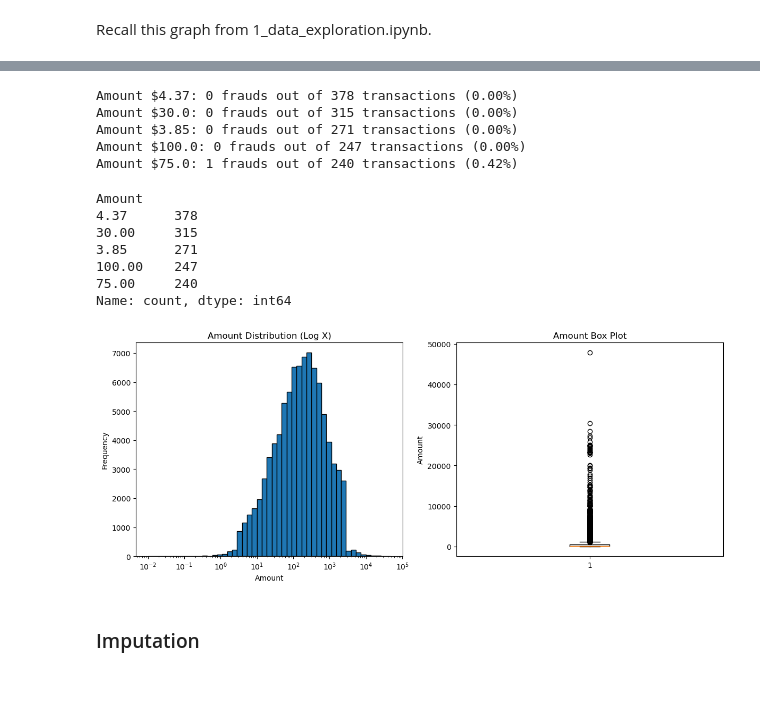
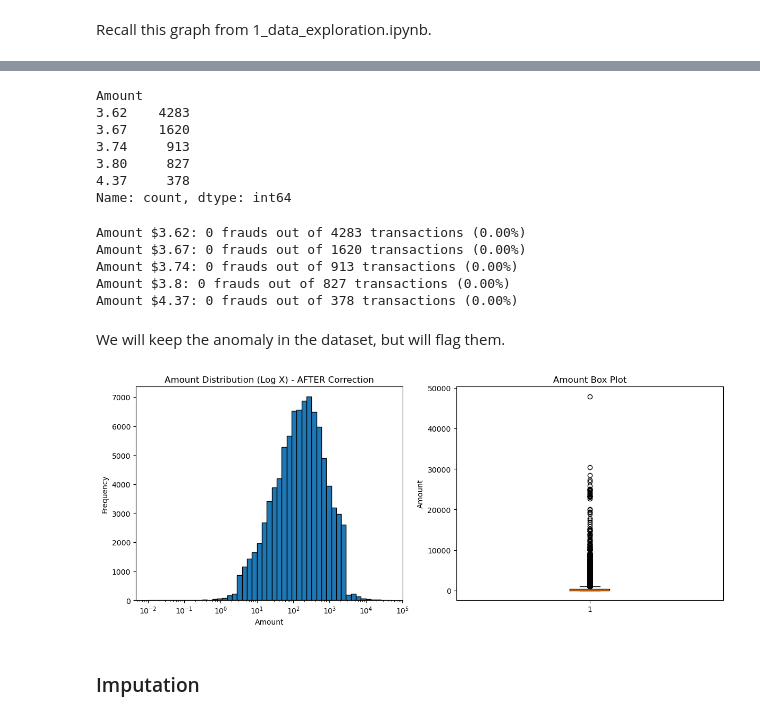
Before and after one commit to kevinp972/fraud-detection-model, a Jupyter notebook: 2_data_cleaning.ipynb, the cells around one changed output, grey strips where cells are left out. Cells and saved outputs as stored; diff of their text form; code cells hidden in the pictures; blank space fills up the shorter version.

```diff
--- a/2_data_cleaning.ipynb
+++ b/2_data_cleaning.ipynb
@@ -47,7 +46,0 @@ plt.show()
-# %%
-# Flag FedEx transactions in the $3.62-$3.80 range
-is_fedex = df['Merch description'].str[:5] == "FEDEX"
-is_suspicious_amount = (df['Amount'] >= 3.62) & (df['Amount'] <= 3.80)
-df['amount_okay'] = ~(is_fedex & is_suspicious_amount)
-
-df = df[df['amount_okay'] == 1]
@@ -56,3 +47,13 @@ We will remove the anomaly in the dataset.
+# %%
+df['Amount'].value_counts().head(5)
+# %% [output]
+Amount
+3.62    4283
+3.67    1620
+3.74     913
+3.80     827
+4.37     378
+Name: count, dtype: int64
 # %%
 # Check fraud distribution for the most common amounts
 for amount in df['Amount'].value_counts().head(5).index:
@@ -60,18 +61,10 @@ for amount in df['Amount'].value_counts().head(5).index:
     total_count = df[df['Amount'] == amount].shape[0]
     print(f"Amount ${amount}: {fraud_count} frauds out of {total_count} transactions ({fraud_count/total_count*100:.2f}%)")
 # %% [output]
+Amount $3.62: 0 frauds out of 4283 transactions (0.00%)
+Amount $3.67: 0 frauds out of 1620 transactions (0.00%)
+Amount $3.74: 0 frauds out of 913 transactions (0.00%)
+Amount $3.8: 0 frauds out of 827 transactions (0.00%)
 Amount $4.37: 0 frauds out of 378 transactions (0.00%)
-Amount $30.0: 0 frauds out of 315 transactions (0.00%)
-Amount $3.85: 0 frauds out of 271 transactions (0.00%)
-Amount $100.0: 0 frauds out of 247 transactions (0.00%)
-Amount $75.0: 1 frauds out of 240 transactions (0.42%)
-# %%
-df['Amount'].value_counts().head(5)
-# %% [output]
-Amount
-4.37      378
-30.00     315
-3.85      271
-100.00    247
-75.00     240
-Name: count, dtype: int64
+# %% [markdown]
+We will keep the anomaly in the dataset, but will flag them.
@@ -78,24 +76,24 @@ Name: count, dtype: int64
 # %%
 plt.figure(figsize=(12, 5))
 
 plt.subplot(1, 2, 1)
-plt.hist(df['Amount'], bins=np.logspace(np.log10(df['Amount'].min()), np.log10(df['Amount'].max()), 50), edgecolor='black')
+plt.hist(df[df['amount_okay'] == 1]['Amount'], bins=np.logspace(np.log10(df['Amount'].min()), np.log10(df['Amount'].max()), 50), edgecolor='black')
 plt.xlabel('Amount')
 plt.ylabel('Frequency')
 plt.xscale('log')
 # plt.yscale('log')
-plt.title('Amount Distribution (Log X)')
+plt.title('Amount Distribution (Log X) - AFTER Correction')
 
 plt.subplot(1, 2, 2)
 plt.boxplot(df['Amount'])
 plt.ylabel('Amount')
 # plt.yscale('log')
 plt.title('Amount Box Plot')
 
 plt.tight_layout()
 plt.show()
 # %% [output]
-[figure, old version]
+[figure, new version]
 # %% [markdown]
 ### Imputation
 # %%
```
Also changed, not shown: parts of 3 cells of this notebook, 1 other file.
